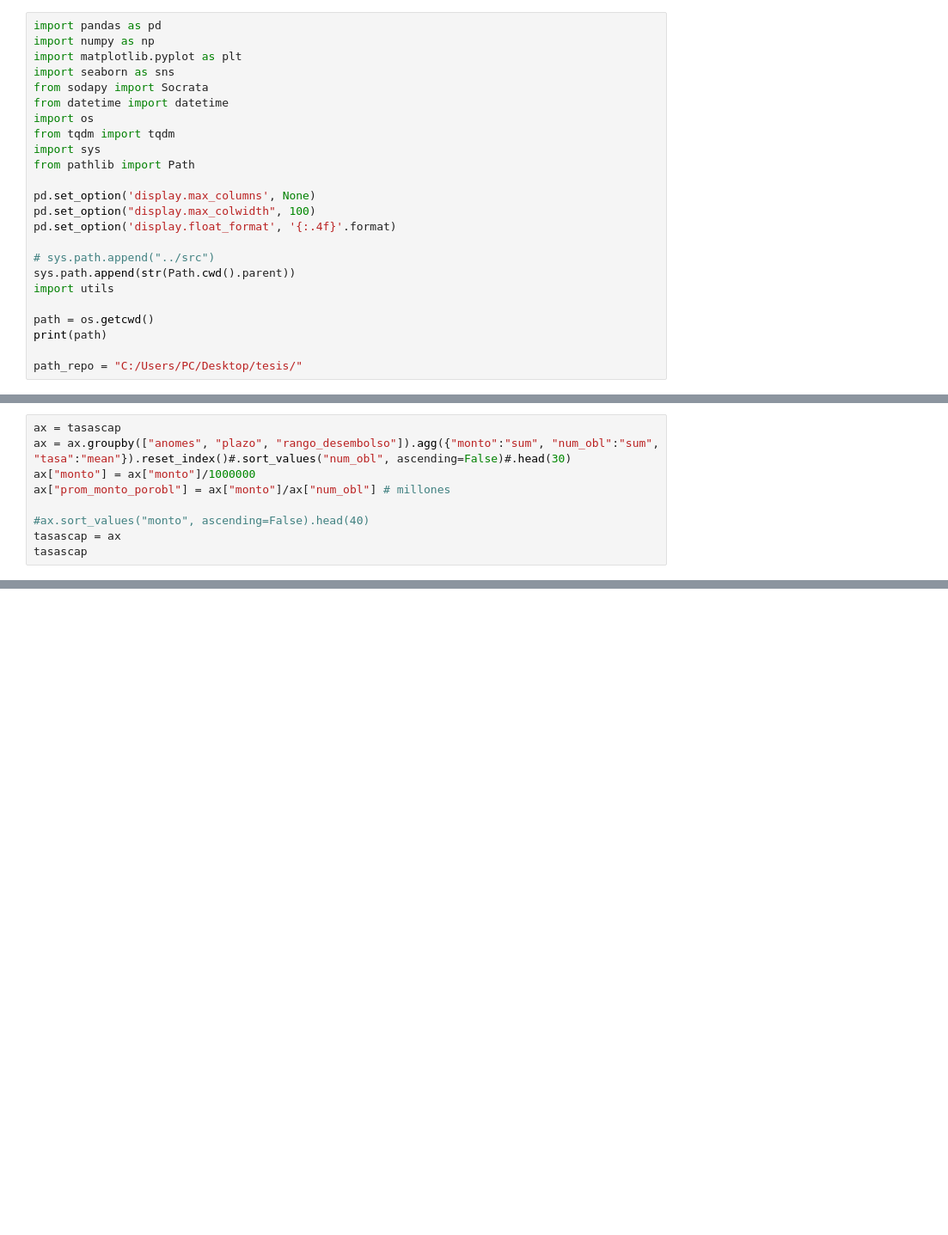
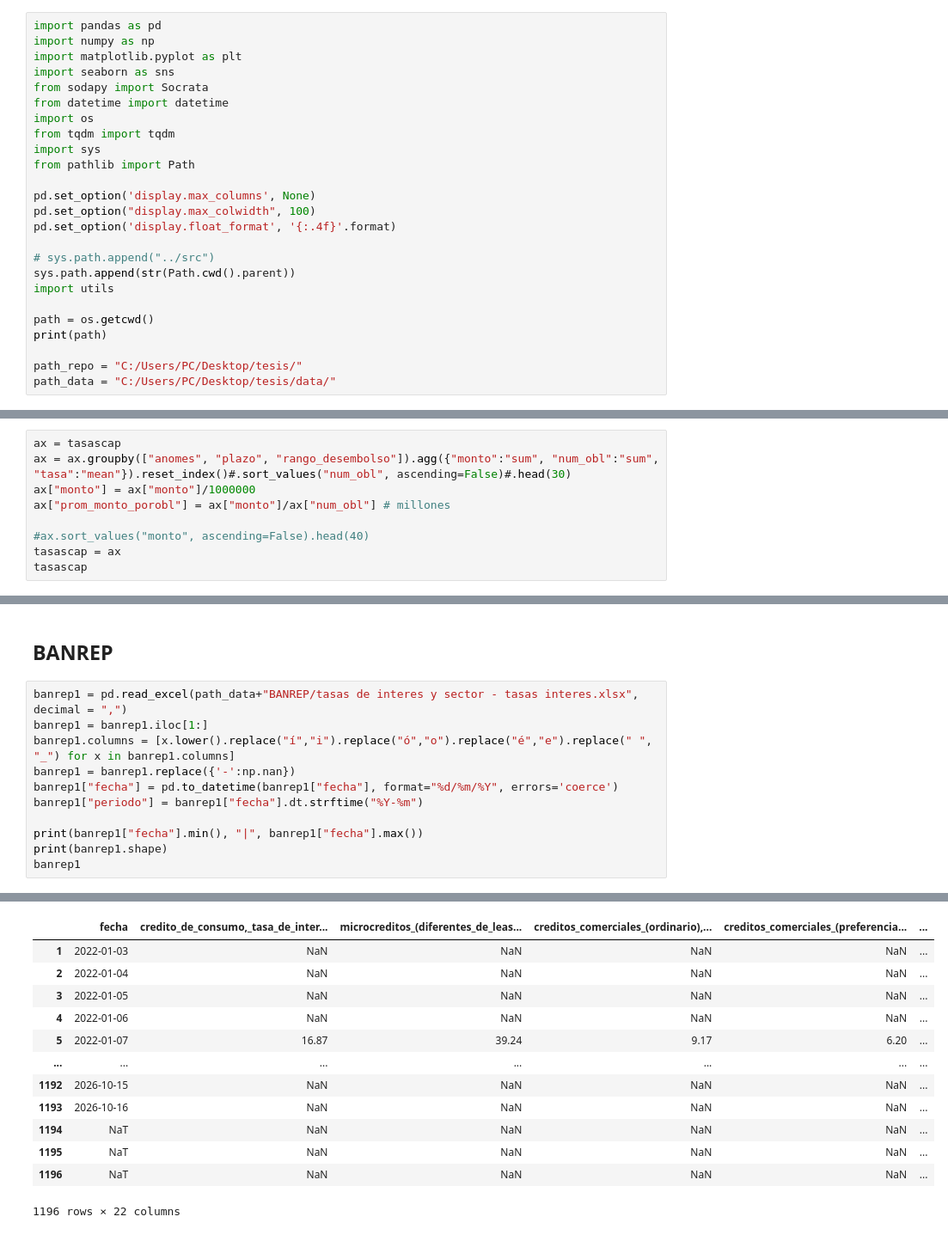
Before and after one commit to josebrx99/python, a Jupyter notebook: rates_degree_work/mdt.ipynb, the cells around one changed output, grey strips where cells are left out. Shown at 86% size. Saved outputs shown, nothing was run; the diff lists cells and outputs as text; blank space fills up the shorter version.

```diff
--- a/rates_degree_work/mdt.ipynb
+++ b/rates_degree_work/mdt.ipynb
@@ -22,5 +22,6 @@ path = os.getcwd()
 print(path)
 
 path_repo = "C:/Users/PC/Desktop/tesis/"
+path_data = "C:/Users/PC/Desktop/tesis/data/"
 # %% [output]
 c:\Users\PC\Desktop\python\rates_degree_work
@@ -145,0 +163,14 @@ tasascap
+# %% [markdown]
+## BANREP
+# %%
+banrep1 = pd.read_excel(path_data+"BANREP/tasas de interes y sector - tasas interes.xlsx", decimal = ",")
+banrep1 = banrep1.iloc[1:]
+banrep1.columns = [x.lower().replace("í","i").replace("ó","o").replace("é","e").replace(" ", "_") for x in banrep1.columns]
+banrep1 = banrep1.replace({'-':np.nan})
+banrep1["fecha"] = pd.to_datetime(banrep1["fecha"], format="%d/%m/%Y", errors='coerce')
+banrep1["periodo"] = banrep1["fecha"].dt.strftime("%Y-%m")
+
+print(banrep1["fecha"].min(), "|", banrep1["fecha"].max())
+print(banrep1.shape)
+banrep1
+# %% [output]
@@ -145,0 +179,13 @@ tasascap
+|  | fecha | credito_de_consumo,_tasa_de_inter... | microcreditos_(diferentes_de_leas... | creditos_comerciales_(ordinario),... | creditos_comerciales_(preferencia... | ... |
+| 1 | 2022-01-03 | NaN | NaN | NaN | NaN | ... |
+| 2 | 2022-01-04 | NaN | NaN | NaN | NaN | ... |
+| 3 | 2022-01-05 | NaN | NaN | NaN | NaN | ... |
+| 4 | 2022-01-06 | NaN | NaN | NaN | NaN | ... |
+| 5 | 2022-01-07 | 16.87 | 39.24 | 9.17 | 6.20 | ... |
+| ... | ... | ... | ... | ... | ... | ... |
+| 1192 | 2026-10-15 | NaN | NaN | NaN | NaN | ... |
+| 1193 | 2026-10-16 | NaN | NaN | NaN | NaN | ... |
+| 1194 | NaT | NaN | NaN | NaN | NaN | ... |
+| 1195 | NaT | NaN | NaN | NaN | NaN | ... |
+| 1196 | NaT | NaN | NaN | NaN | NaN | ... |
+1196 rows × 22 columns
```
Also changed, not shown: parts of 8 cells of this notebook, 2 other files.
